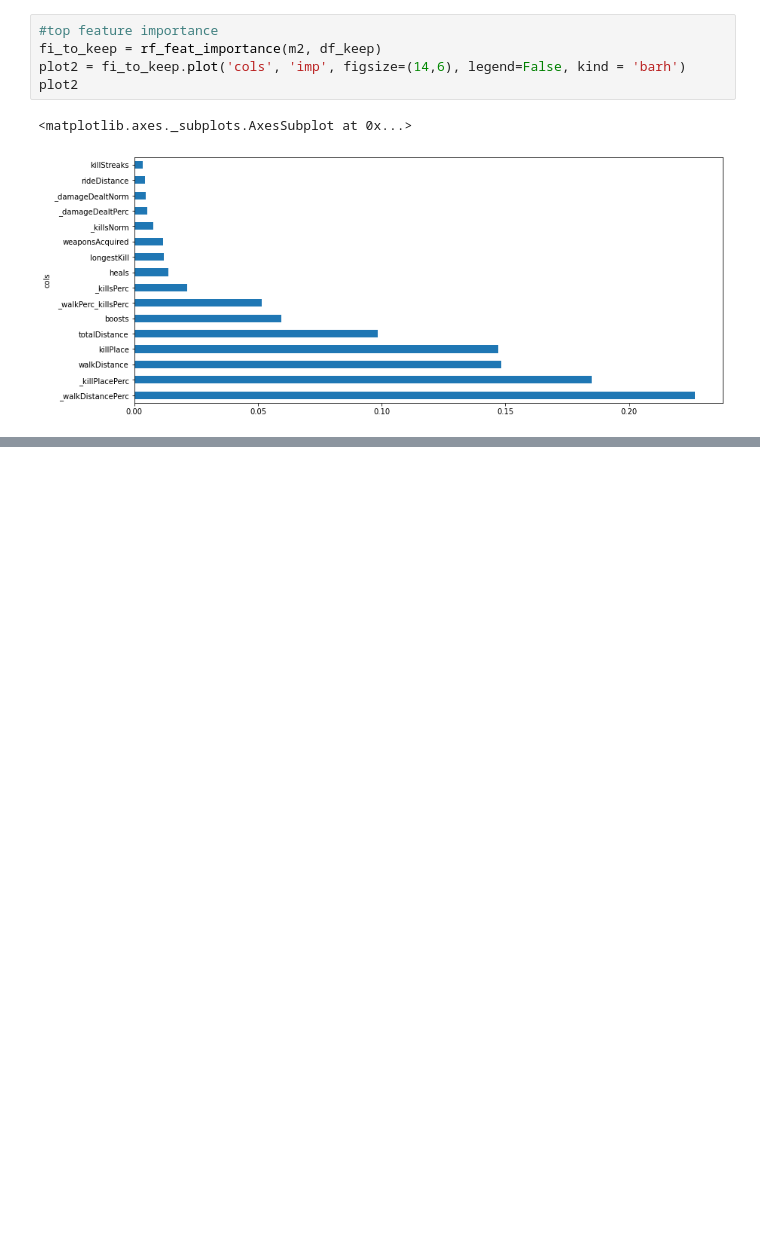
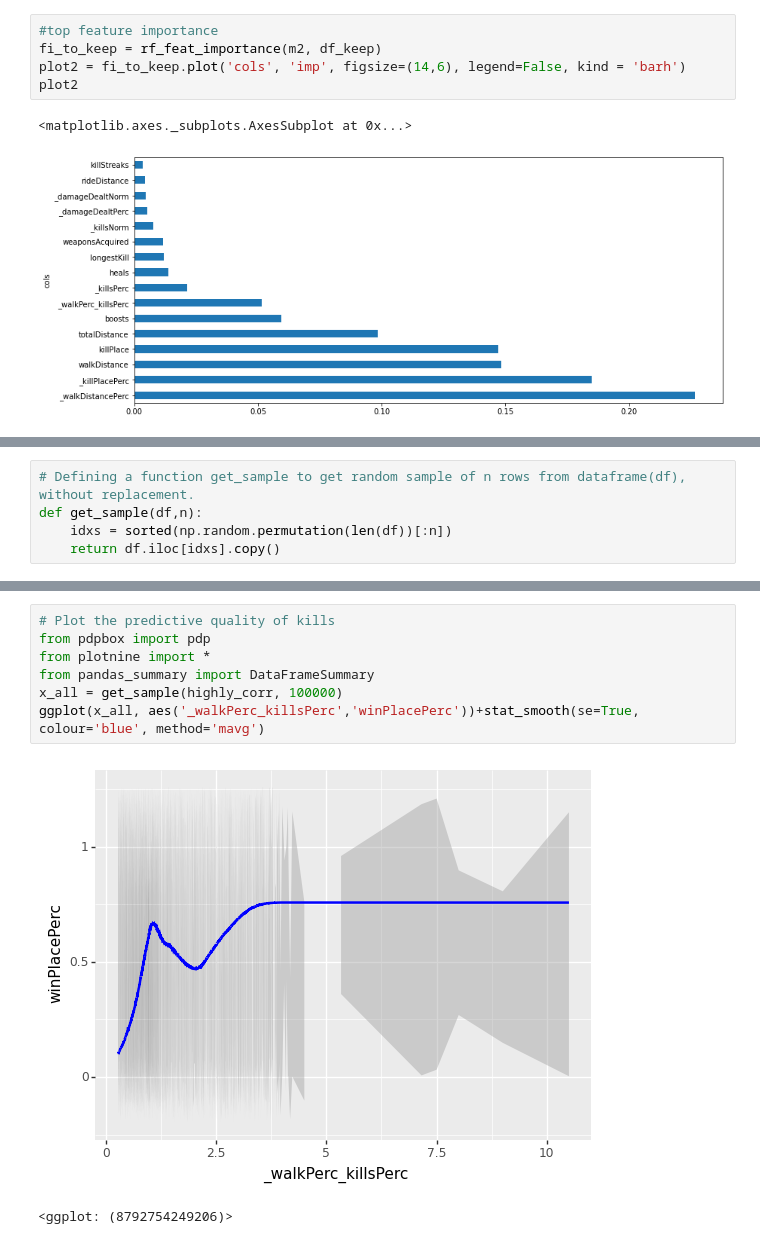
Before and after one commit to ANKITSHARMA98/PUBG-Data-Analysis, a Jupyter notebook: PUBG.ipynb, the cells around one changed output, grey strips where cells are left out. Drawn from its saved outputs; the diff is of its cells as text; blank space fills up the shorter version.

Commit message:
Ploted distance and kills

```diff
--- a/PUBG.ipynb
+++ b/PUBG.ipynb
@@ -1078,0 +1079,5 @@ plt.plot()
+# %%
+# Defining a function get_sample to get random sample of n rows from dataframe(df), without replacement.
+def get_sample(df,n):
+    idxs = sorted(np.random.permutation(len(df))[:n])
+    return df.iloc[idxs].copy()
@@ -1078,0 +1144,10 @@ plt.plot()
+# %%
+# Plot the predictive quality of kills
+from pdpbox import pdp
+from plotnine import *
+from pandas_summary import DataFrameSummary
+x_all = get_sample(highly_corr, 100000)
+ggplot(x_all, aes('_walkPerc_killsPerc','winPlacePerc'))+stat_smooth(se=True, colour='blue', method='mavg')
+# %% [output]
+[figure, added]
+<ggplot: (8792754249206)>
```
Also changed, not shown: parts of 6 cells of this notebook.
